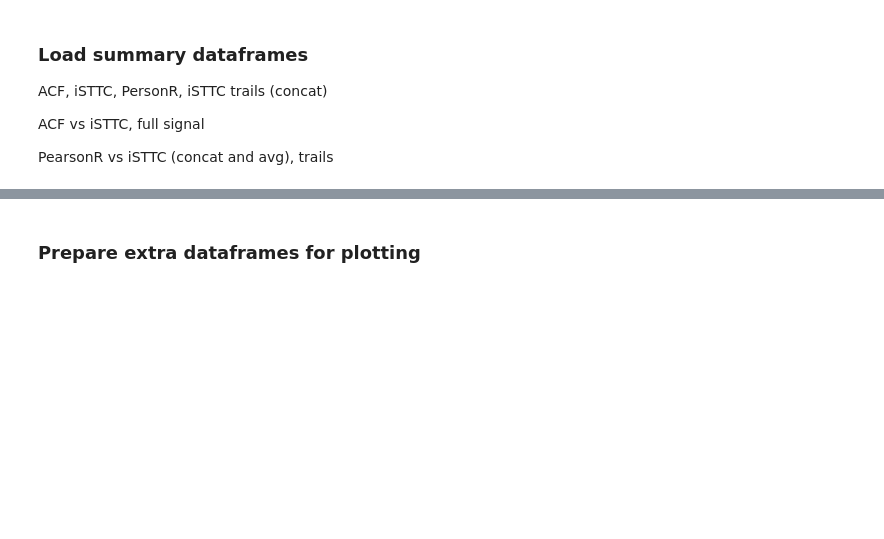
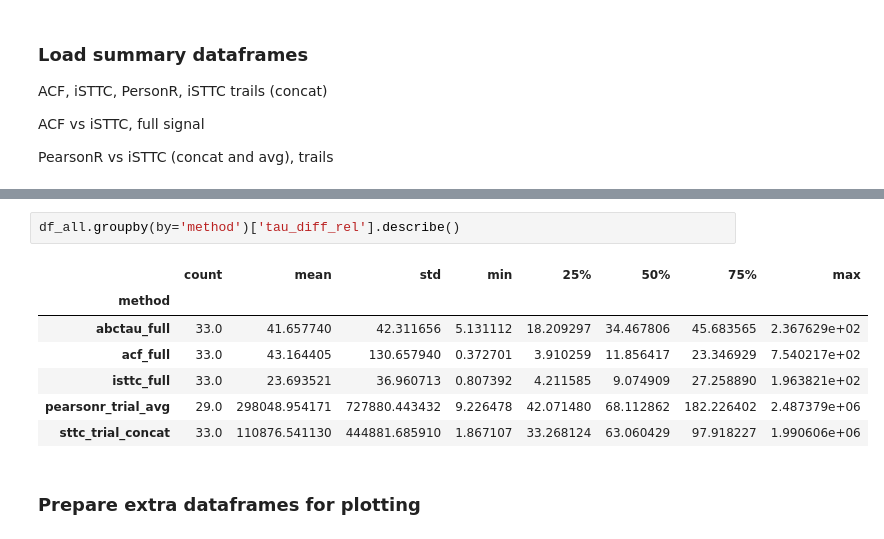
Before and after one commit to iinnpp/isttc, a Jupyter notebook: notebooks/synthetic/plot_taus_with_abctau.ipynb, the cells around one changed output, grey strips where cells are left out. Drawn from its saved outputs; the diff is of its cells as text; blank space fills up the shorter version.

```diff
--- a/notebooks/synthetic/plot_taus_with_abctau.ipynb
+++ b/notebooks/synthetic/plot_taus_with_abctau.ipynb
@@ -107,6 +107,16 @@ df_all = pd.read_pickle(results_folder / "summary_tau_all_long_df_all_units_with
 # inspect(summary_tau_trials_long_var_num_trials_df, "summary_tau_trials_long_var_num_trials_df")
 # %% [output]
 ACF, iSTTC, PersonR, iSTTC trails (сoncat)
+# %%
+df_all.groupby(by='method')['tau_diff_rel'].describe()
+# %% [output]
+|  | count | mean | std | min | 25% | 50% | 75% | max |
+| method |  |  |  |  |  |  |  |  |
+| abctau_full | 33.0 | 41.657740 | 42.311656 | 5.131112 | 18.209297 | 34.467806 | 45.683565 | 2.367629e+02 |
+| acf_full | 33.0 | 43.164405 | 130.657940 | 0.372701 | 3.910259 | 11.856417 | 23.346929 | 7.540217e+02 |
+| isttc_full | 33.0 | 23.693521 | 36.960713 | 0.807392 | 4.211585 | 9.074909 | 27.258890 | 1.963821e+02 |
+| pearsonr_trial_avg | 29.0 | 298048.954171 | 727880.443432 | 9.226478 | 42.071480 | 68.112862 | 182.226402 | 2.487379e+06 |
+| sttc_trial_concat | 33.0 | 110876.541130 | 444881.685910 | 1.867107 | 33.268124 | 63.060429 | 97.918227 | 1.990606e+06 |
 # %% [markdown]
 ### Prepare extra dataframes for plotting
 # %%
```
Also changed, not shown: parts of 6 cells of this notebook, 7 other files.
